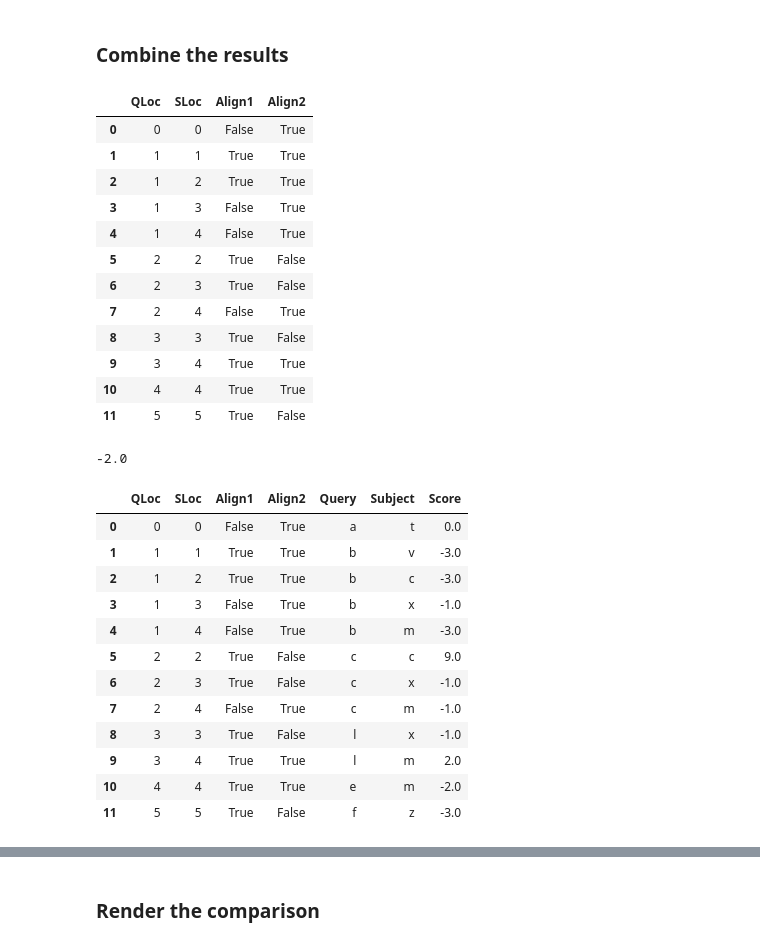
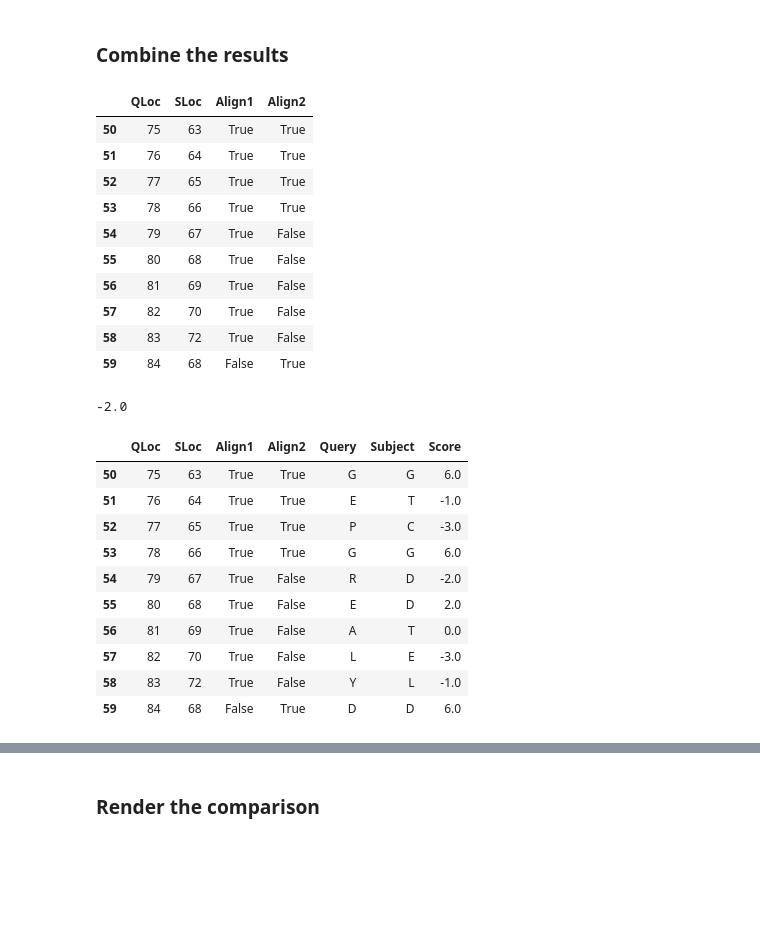
Before and after one commit to mahdi-b/deep-phage-genomics, a Jupyter notebook: blast_analysis/blast_esm_compare.ipynb, the cells around one changed output, grey strips where cells are left out. Cells and saved outputs as stored; diff of their text form; code cells hidden in the pictures; blank space fills up the shorter version.

```diff
--- a/blast_analysis/blast_esm_compare.ipynb
+++ b/blast_analysis/blast_esm_compare.ipynb
@@ -36,7 +36,7 @@ import networkx as nx
 # %% [markdown]
 ### Align sequences with ESM (code mostly from Mahdi)
 # %%
-seq_1 = torch.load(f"temp_outs\outputs\QBZ81690.1.pt")
-seq_2 = torch.load(f"temp_outs\outputs\AGO83968.2.pt")
+seq_2 = torch.load(f"temp_outs\outputs\QBZ81690.1.pt")
+seq_1 = torch.load(f"temp_outs\outputs\AGO83968.2.pt")
 seq_1
 # %% [output]
@@ -82,6 +82,6 @@ data
 seqs = SeqIO.to_dict(SeqIO.parse("test/ab.fa", 'fasta'))
 
 seq_ids = list(seqs.keys())
-seq_ids = [seq_ids[0]] + [seq_ids[1]]
+seq_ids = [seq_ids[1]] + [seq_ids[0]]
 seq_ids
 # %% [output]
@@ -168,9 +168,9 @@ str(seqs['QBZ81690.1'].seq)
 # %%
 data = ['', 'QBZ81690.1', '', 'AGO83968.2']
 
-seq1 = SeqRecord(seqs[data[1]].seq,
+seq2 = SeqRecord(seqs[data[1]].seq,
                  id=seqs[data[1]].id)
-seq2 = SeqRecord(seqs[data[3]].seq,
+seq1 = SeqRecord(seqs[data[3]].seq,
                  id=seqs[data[3]].id)
 SeqIO.write(seq1, f"seq_1.fasta", "fasta")
 SeqIO.write(seq2, f"seq_2.fasta", "fasta")
@@ -263,24 +254,20 @@ def InterweaveAlignments(align1, align2):
 
     return df
 
-testAlign1 = [(1,1), (1,2), (2,2), (2,3), (3,3), (3,4), (4,4), (5,5)]
-testAlign2 = [(0,0), (1,1), (1,2), (1,3), (1,4), (2,4), (3,4), (4,4)]
-testAligns = InterweaveAlignments(testAlign1, testAlign2)
-testAligns
+testAligns = InterweaveAlignments(blastAlignments[0], esmAlignment)
+testAligns[50:60]
 # %% [output]
 |  | QLoc | SLoc | Align1 | Align2 |
-| 0 | 0 | 0 | False | True |
-| 1 | 1 | 1 | True | True |
-| 2 | 1 | 2 | True | True |
-| 3 | 1 | 3 | False | True |
-| 4 | 1 | 4 | False | True |
-| 5 | 2 | 2 | True | False |
-| 6 | 2 | 3 | True | False |
-| 7 | 2 | 4 | False | True |
-| 8 | 3 | 3 | True | False |
-| 9 | 3 | 4 | True | True |
-| 10 | 4 | 4 | True | True |
-| 11 | 5 | 5 | True | False |
+| 50 | 75 | 63 | True | True |
+| 51 | 76 | 64 | True | True |
+| 52 | 77 | 65 | True | True |
+| 53 | 78 | 66 | True | True |
+| 54 | 79 | 67 | True | False |
+| 55 | 80 | 68 | True | False |
+| 56 | 81 | 69 | True | False |
+| 57 | 82 | 70 | True | False |
+| 58 | 83 | 72 | True | False |
+| 59 | 84 | 68 | False | True |
 # %%
 #Identify the positive matches by looking directly in the score matrix? https://www.ncbi.nlm.nih.gov/Class/FieldGuide/BLOSUM62.txt
 blosumDict = dict(bl.BLOSUM(62))
@@ -295,30 +282,26 @@ Blosum("A", "N")
 # %%
 def CompareAlignments(query, subject, align1, align2):
     df = InterweaveAlignments(align1, align2)
-    df["Query"] = [query[i] for i in df.QLoc]
-    df["Subject"] = [subject[i] for i in df.SLoc]
+    df["Query"] = [query[i] if (i >= 0) else "-" for i in df.QLoc]
+    df["Subject"] = [subject[i] if (i >= 0) else "-" for i in df.SLoc]
     df["Score"] = [Blosum(a,b) for (a,b) in list(zip(df.Query, df.Subject))]
 
     return df
 
-testSeq1 = ["a", "b", "c", "l", "e", "f"]
-testSeq2 = ["t", "v", "c", "x", "m", "z"]
-testAligns = CompareAlignments(testSeq1, testSeq2, testAlign1, testAlign2)
-testAligns
+testAligns = CompareAlignments(seq1.seq, seq2.seq, blastAlignments[0], esmAlignment)
+testAligns[50:60]
 # %% [output]
 |  | QLoc | SLoc | Align1 | Align2 | Query | Subject | Score |
-| 0 | 0 | 0 | False | True | a | t | 0.0 |
-| 1 | 1 | 1 | True | True | b | v | -3.0 |
-| 2 | 1 | 2 | True | True | b | c | -3.0 |
-| 3 | 1 | 3 | False | True | b | x | -1.0 |
-| 4 | 1 | 4 | False | True | b | m | -3.0 |
-| 5 | 2 | 2 | True | False | c | c | 9.0 |
-| 6 | 2 | 3 | True | False | c | x | -1.0 |
-| 7 | 2 | 4 | False | True | c | m | -1.0 |
-| 8 | 3 | 3 | True | False | l | x | -1.0 |
-| 9 | 3 | 4 | True | True | l | m | 2.0 |
-| 10 | 4 | 4 | True | True | e | m | -2.0 |
-| 11 | 5 | 5 | True | False | f | z | -3.0 |
+| 50 | 75 | 63 | True | True | G | G | 6.0 |
+| 51 | 76 | 64 | True | True | E | T | -1.0 |
+| 52 | 77 | 65 | True | True | P | C | -3.0 |
+| 53 | 78 | 66 | True | True | G | G | 6.0 |
+| 54 | 79 | 67 | True | False | R | D | -2.0 |
+| 55 | 80 | 68 | True | False | E | D | 2.0 |
+| 56 | 81 | 69 | True | False | A | T | 0.0 |
+| 57 | 82 | 70 | True | False | L | E | -3.0 |
+| 58 | 83 | 72 | True | False | Y | L | -1.0 |
+| 59 | 84 | 68 | False | True | D | D | 6.0 |
 # %%
 alignmentDFs = [CompareAlignments(seq1.seq, seq2.seq, blastAlign, esmAlignment) for blastAlign in blastAlignments]
 alignmentDFs[0]
```
Also changed, not shown: parts of 15 cells of this notebook.
